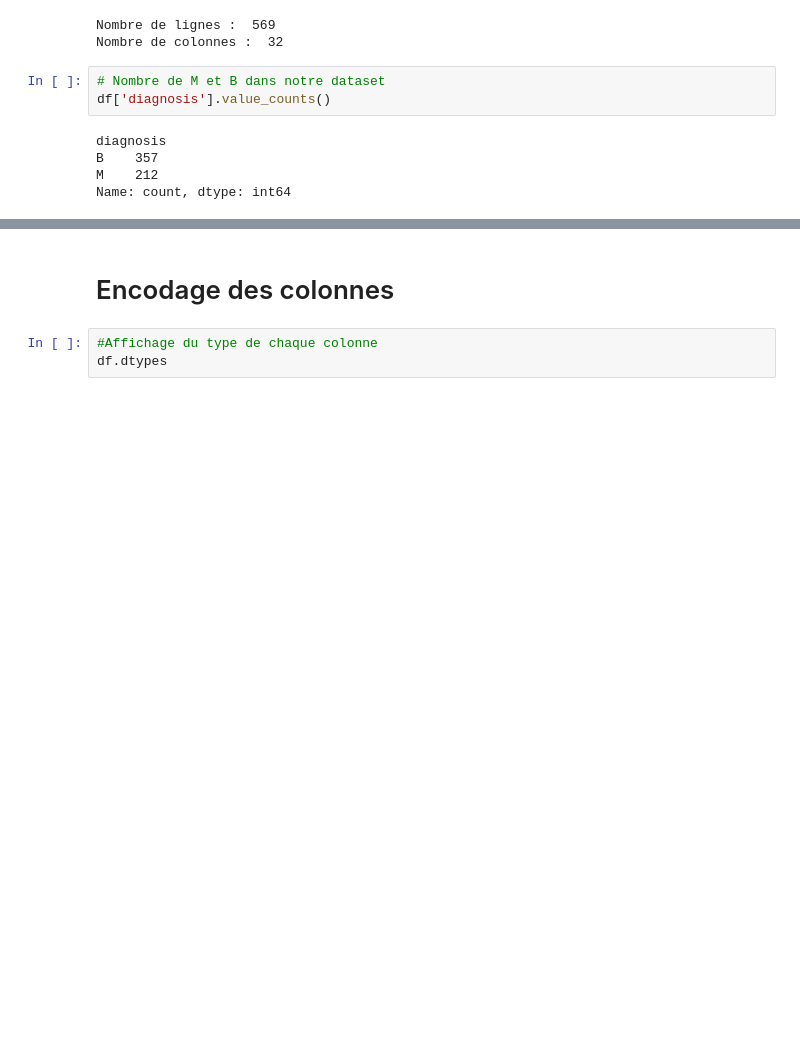
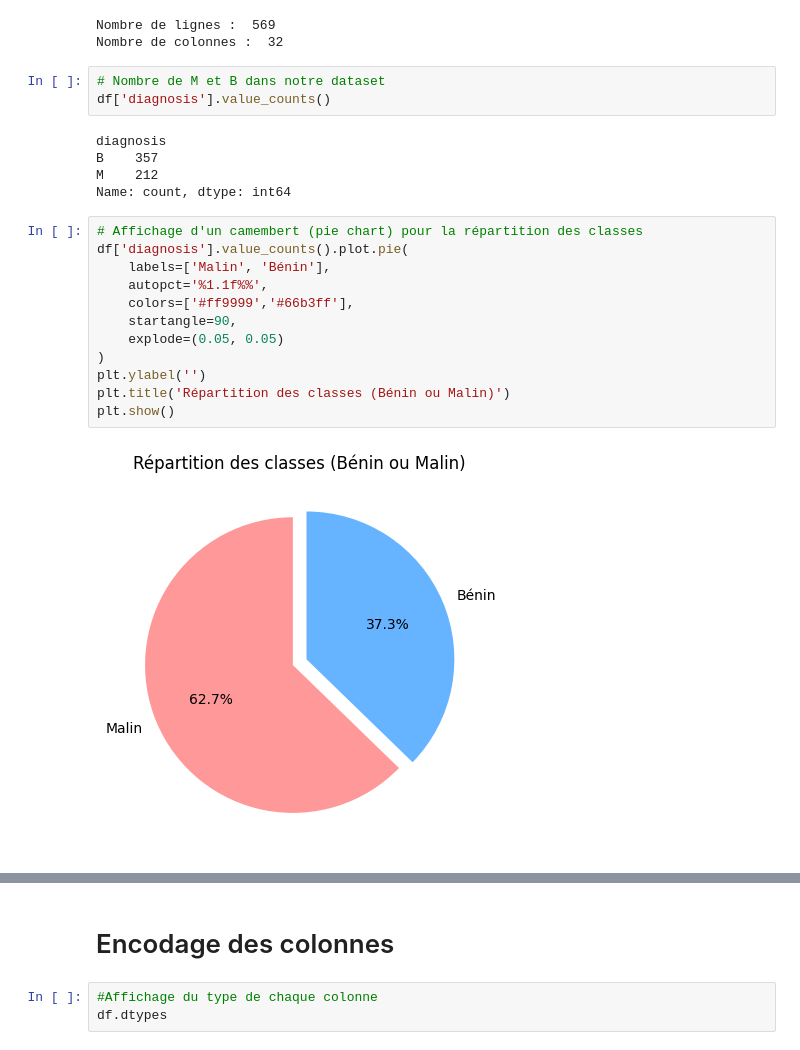
Before and after one commit to Yohannkp/Breast-Cancer-Prediction-Using-Machine-Learning, a Jupyter notebook: project.ipynb, the cells around one changed output, grey strips where cells are left out. Drawn from its saved outputs; the diff is of its cells as text; blank space fills up the shorter version.

```diff
--- a/project.ipynb
+++ b/project.ipynb
@@ -63,3 +64,17 @@ diagnosis
 B    357
 M    212
 Name: count, dtype: int64
+# %%
+# Affichage d'un camembert (pie chart) pour la répartition des classes
+df['diagnosis'].value_counts().plot.pie(
+    labels=['Malin', 'Bénin'],
+    autopct='%1.1f%%',
+    colors=['#ff9999','#66b3ff'],
+    startangle=90,
+    explode=(0.05, 0.05)
+)
+plt.ylabel('')
+plt.title('Répartition des classes (Bénin ou Malin)')
+plt.show()
+# %% [output]
+[figure, added]
```
Also changed, not shown: parts of 4 cells of this notebook, 4 other files.
